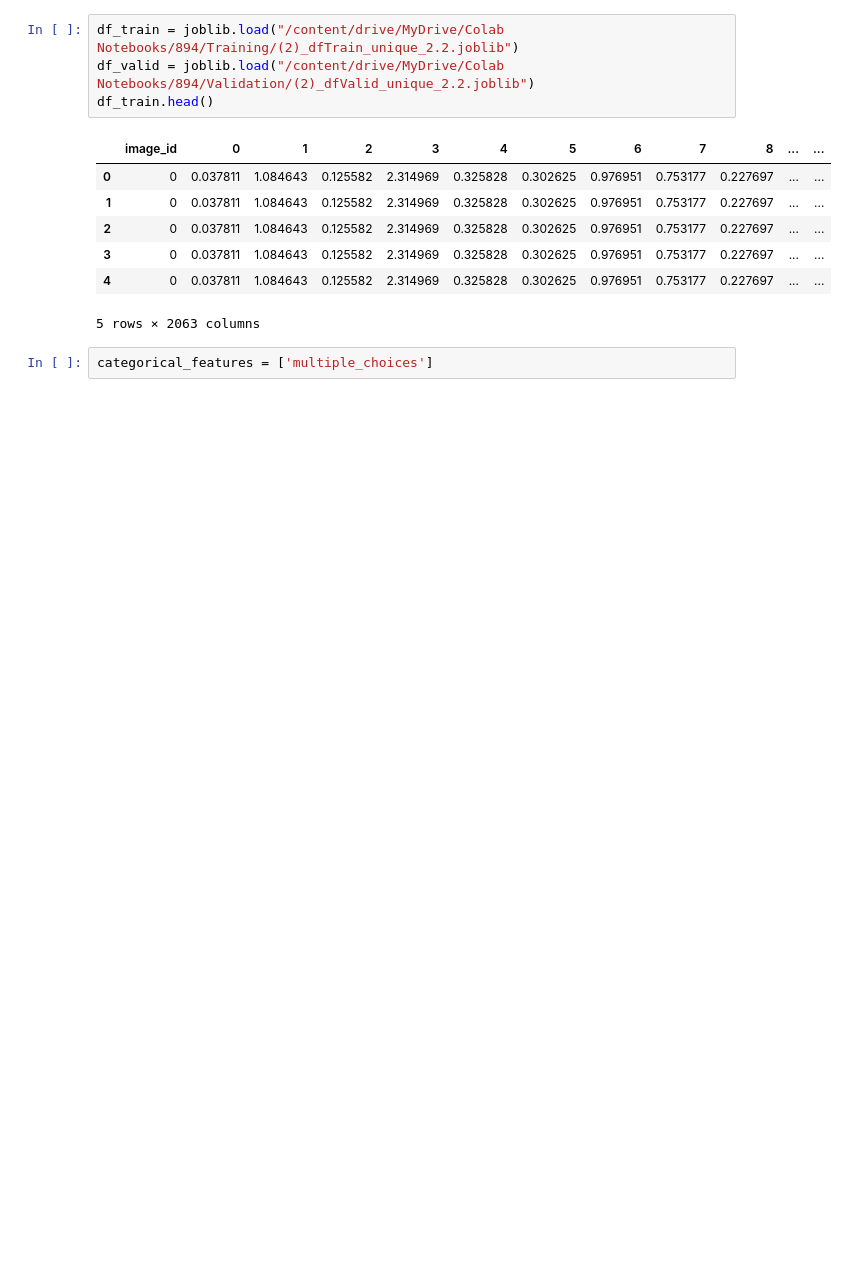
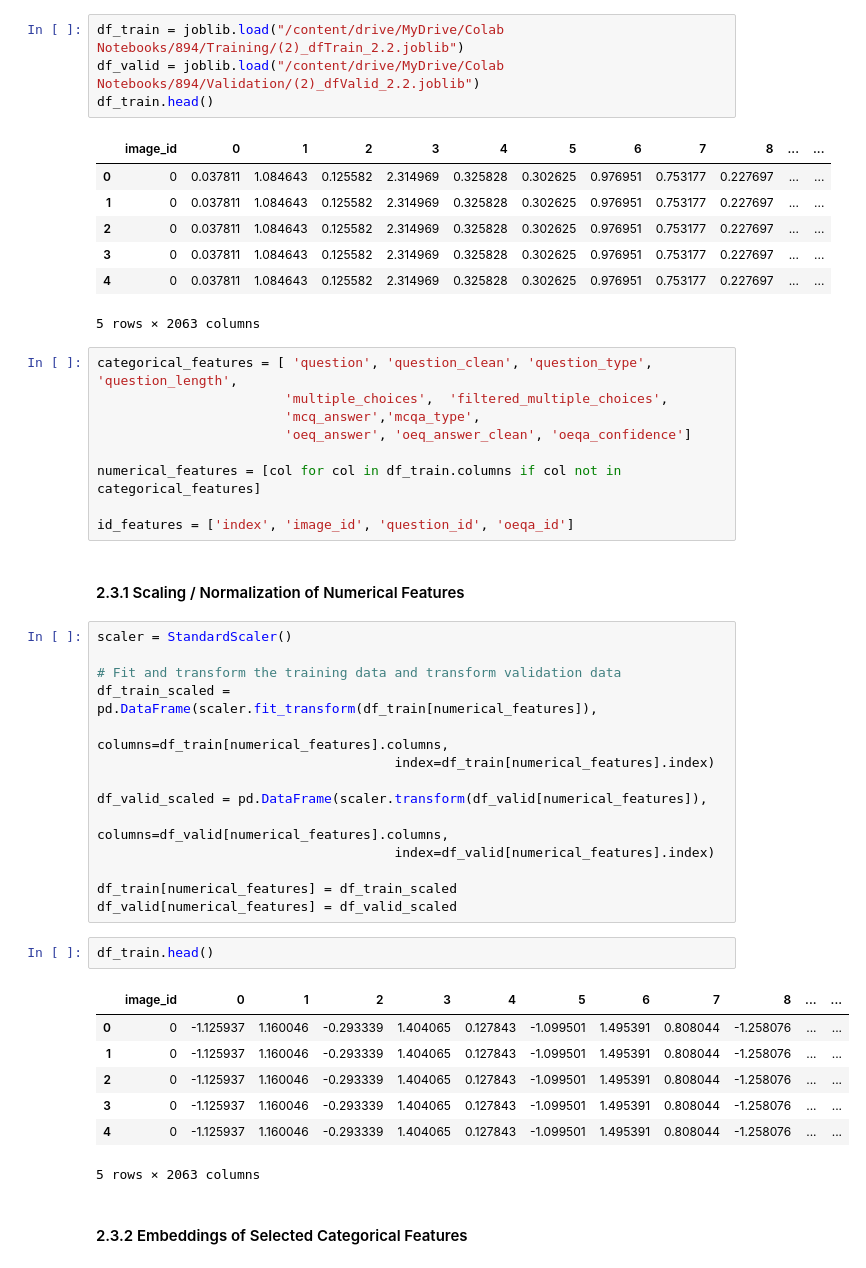
Before and after one commit to nilanahar/MMAI_894_DeepLearning_Project_TeamRosedale, a Jupyter notebook: MMAI_894_Team_Project.ipynb, the cells around one changed output. Cells and saved outputs as stored; diff of their text form; blank space fills up the shorter version.

Commit message:
adding embeddings

```diff
--- a/MMAI_894_Team_Project.ipynb
+++ b/MMAI_894_Team_Project.ipynb
@@ -572,8 +571,8 @@ joblib.dump(df_valid, "/content/drive/MyDrive/Colab Notebooks/894/Validation/(2)
 # %% [markdown]
 ##### Load Workspace
 # %%
-df_train = joblib.load("/content/drive/MyDrive/Colab Notebooks/894/Training/(2)_dfTrain_unique_2.2.joblib")
-df_valid = joblib.load("/content/drive/MyDrive/Colab Notebooks/894/Validation/(2)_dfValid_unique_2.2.joblib")
+df_train = joblib.load("/content/drive/MyDrive/Colab Notebooks/894/Training/(2)_dfTrain_2.2.joblib")
+df_valid = joblib.load("/content/drive/MyDrive/Colab Notebooks/894/Validation/(2)_dfValid_2.2.joblib")
 df_train.head()
 # %% [output]
 |  | image_id | 0 | 1 | 2 | 3 | 4 | 5 | 6 | 7 | 8 | ... | ... |
@@ -583,5 +582,40 @@ df_train.head()
 | 3 | 0 | 0.037811 | 1.084643 | 0.125582 | 2.314969 | 0.325828 | 0.302625 | 0.976951 | 0.753177 | 0.227697 | ... | ... |
 | 4 | 0 | 0.037811 | 1.084643 | 0.125582 | 2.314969 | 0.325828 | 0.302625 | 0.976951 | 0.753177 | 0.227697 | ... | ... |
 5 rows × 2063 columns
-# %%
-categorical_features = ['multiple_choices']
+# %%
+categorical_features = [ 'question', 'question_clean', 'question_type', 'question_length',
+                        'multiple_choices',  'filtered_multiple_choices',
+                        'mcq_answer','mcqa_type',
+                        'oeq_answer', 'oeq_answer_clean', 'oeqa_confidence']
+
+numerical_features = [col for col in df_train.columns if col not in categorical_features]
+
+id_features = ['index', 'image_id', 'question_id', 'oeqa_id']
+# %% [markdown]
+#### 2.3.1 Scaling / Normalization of Numerical Features
+# %%
+scaler = StandardScaler()
+
+# Fit and transform the training data and transform validation data
+df_train_scaled = pd.DataFrame(scaler.fit_transform(df_train[numerical_features]),
+                                      columns=df_train[numerical_features].columns,
+                                      index=df_train[numerical_features].index)
+
+df_valid_scaled = pd.DataFrame(scaler.transform(df_valid[numerical_features]),
+                                      columns=df_valid[numerical_features].columns,
+                                      index=df_valid[numerical_features].index)
+
+df_train[numerical_features] = df_train_scaled
+df_valid[numerical_features] = df_valid_scaled
+# %%
+df_train.head()
+# %% [output]
+|  | image_id | 0 | 1 | 2 | 3 | 4 | 5 | 6 | 7 | 8 | ... | ... |
+| 0 | 0 | -1.125937 | 1.160046 | -0.293339 | 1.404065 | 0.127843 | -1.099501 | 1.495391 | 0.808044 | -1.258076 | ... | ... |
+| 1 | 0 | -1.125937 | 1.160046 | -0.293339 | 1.404065 | 0.127843 | -1.099501 | 1.495391 | 0.808044 | -1.258076 | ... | ... |
+| 2 | 0 | -1.125937 | 1.160046 | -0.293339 | 1.404065 | 0.127843 | -1.099501 | 1.495391 | 0.808044 | -1.258076 | ... | ... |
+| 3 | 0 | -1.125937 | 1.160046 | -0.293339 | 1.404065 | 0.127843 | -1.099501 | 1.495391 | 0.808044 | -1.258076 | ... | ... |
+| 4 | 0 | -1.125937 | 1.160046 | -0.293339 | 1.404065 | 0.127843 | -1.099501 | 1.495391 | 0.808044 | -1.258076 | ... | ... |
+5 rows × 2063 columns
+# %% [markdown]
+#### 2.3.2 Embeddings of Selected Categorical Features
```
Also changed, not shown: parts of 13 cells of this notebook.
